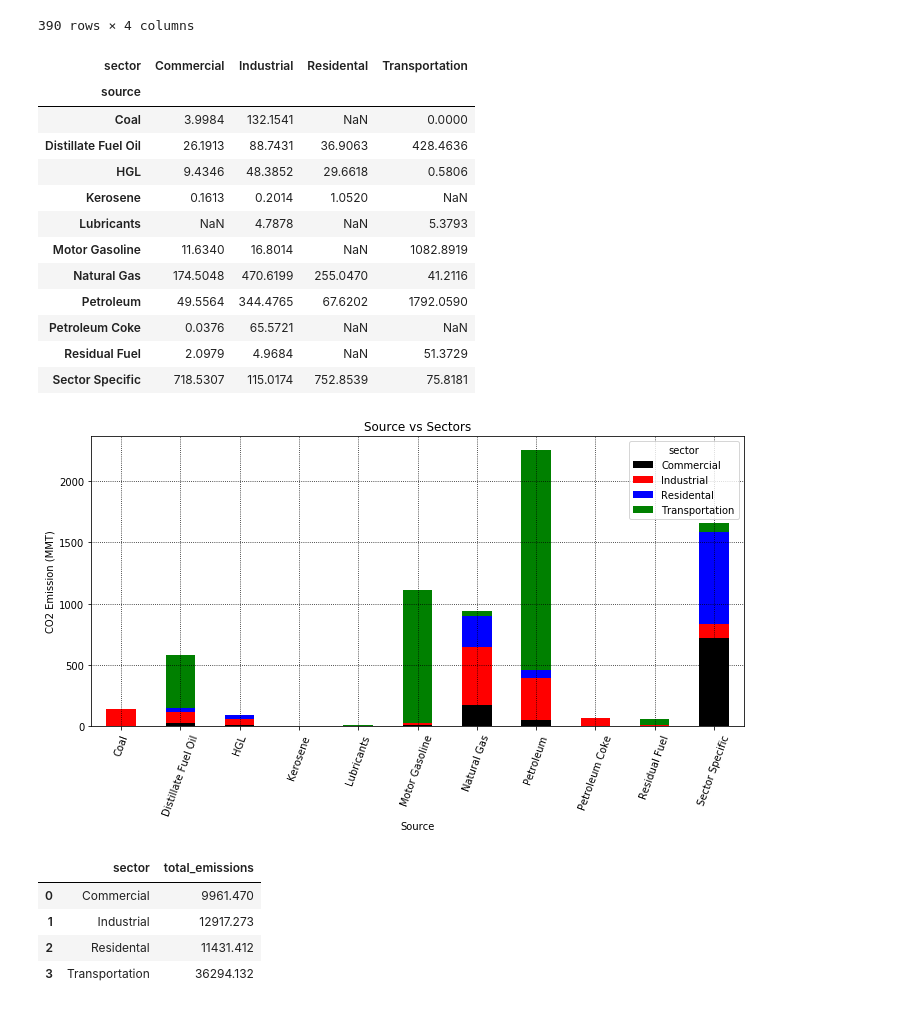
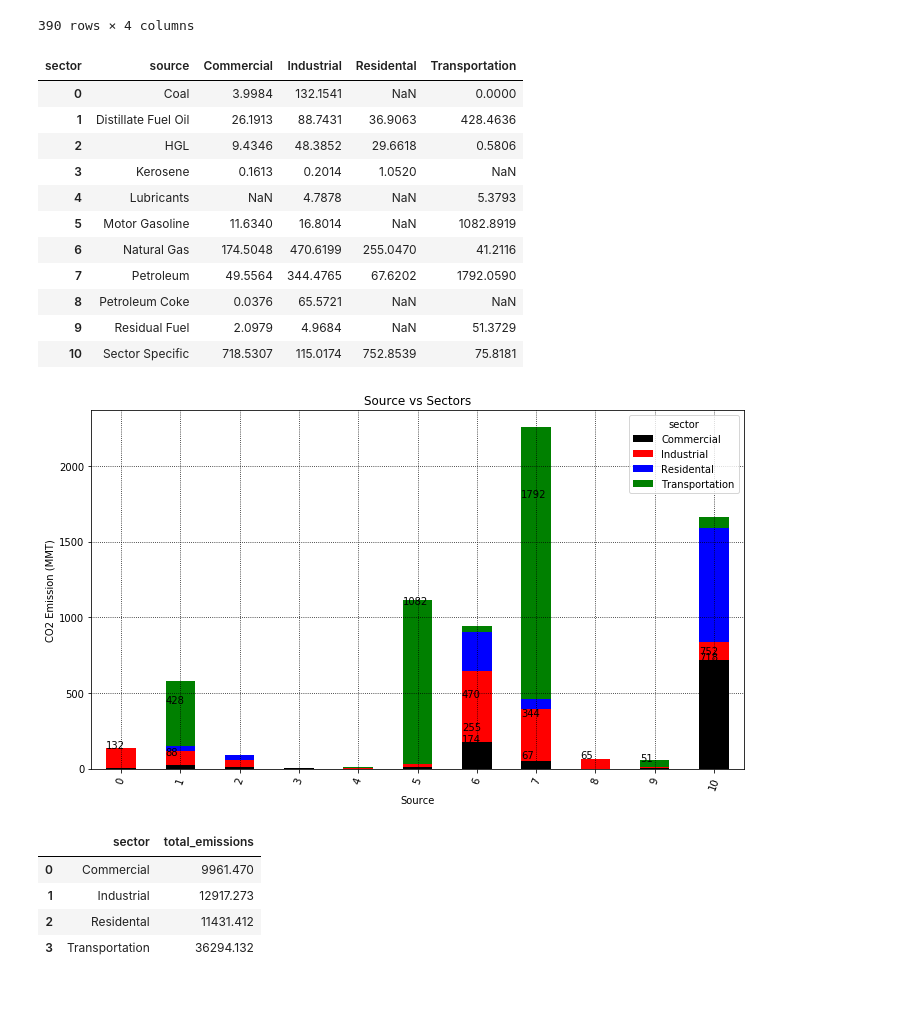
Before and after one commit to DanielMJones2005/Project-1, a Jupyter notebook: DataVisualization.ipynb, the cells around one changed output. Drawn from its saved outputs; the diff is of its cells as text; code cells hidden in the pictures.

```diff
--- a/DataVisualization.ipynb
+++ b/DataVisualization.ipynb
@@ -59,37 +67,41 @@ d = {"Jet Fuel":"Sector Specific",
 
 co2_ems_nosingle_df = co2_ems_df.replace(d)
 # %%
+
 co2_ems_pivot_df = co2_ems_nosingle_df.pivot_table(values = "value",
-                           index = ["source"],columns = "sector" )
+                           index = ["source"],columns = "sector" ).reset_index()
 co2_ems_pivot_df
 # %% [output]
-| sector | Commercial | Industrial | Residental | Transportation |
-| source |  |  |  |  |
-| Coal | 3.9984 | 132.1541 | NaN | 0.0000 |
-| Distillate Fuel Oil | 26.1913 | 88.7431 | 36.9063 | 428.4636 |
-| HGL | 9.4346 | 48.3852 | 29.6618 | 0.5806 |
-| Kerosene | 0.1613 | 0.2014 | 1.0520 | NaN |
-| Lubricants | NaN | 4.7878 | NaN | 5.3793 |
-| Motor Gasoline | 11.6340 | 16.8014 | NaN | 1082.8919 |
-| Natural Gas | 174.5048 | 470.6199 | 255.0470 | 41.2116 |
-| Petroleum | 49.5564 | 344.4765 | 67.6202 | 1792.0590 |
-| Petroleum Coke | 0.0376 | 65.5721 | NaN | NaN |
-| Residual Fuel | 2.0979 | 4.9684 | NaN | 51.3729 |
-| Sector Specific | 718.5307 | 115.0174 | 752.8539 | 75.8181 |
+| sector | source | Commercial | Industrial | Residental | Transportation |
+| 0 | Coal | 3.9984 | 132.1541 | NaN | 0.0000 |
+| 1 | Distillate Fuel Oil | 26.1913 | 88.7431 | 36.9063 | 428.4636 |
+| 2 | HGL | 9.4346 | 48.3852 | 29.6618 | 0.5806 |
+| 3 | Kerosene | 0.1613 | 0.2014 | 1.0520 | NaN |
+| 4 | Lubricants | NaN | 4.7878 | NaN | 5.3793 |
+| 5 | Motor Gasoline | 11.6340 | 16.8014 | NaN | 1082.8919 |
+| 6 | Natural Gas | 174.5048 | 470.6199 | 255.0470 | 41.2116 |
+| 7 | Petroleum | 49.5564 | 344.4765 | 67.6202 | 1792.0590 |
+| 8 | Petroleum Coke | 0.0376 | 65.5721 | NaN | NaN |
+| 9 | Residual Fuel | 2.0979 | 4.9684 | NaN | 51.3729 |
+| 10 | Sector Specific | 718.5307 | 115.0174 | 752.8539 | 75.8181 |
 # %%
 my_colors = list(islice(cycle(['black', 'red', 'blue', 'green']), None, len(co2_ems_pivot_df)))
 
 ax = co2_ems_pivot_df.plot(kind='bar', stacked=True, color=my_colors, figsize=(10, 6))
 # ax.figure(figsize=(12, 8))
 ax.set_title("Source vs Sectors")
 ax.set_xlabel("Source")
 ax.set_ylabel("CO2 Emission (MMT)")
 plt.grid(b=True, which='major', color='black', linestyle=':')
 
+for p in ax.patches:
+    if p.get_height() >= 50:
+        ax.annotate(str(int(p.get_height())), (p.get_x() * 1, p.get_height() * 1))
+
 plt.xticks(rotation=70)
 plt.tight_layout()
 plt.savefig("CO2EmissionSourcesVsSectors.png")
 # plt.show()
 # %% [output]
-[figure, old version]
+[figure, new version]
 # %%
```
Also changed, not shown: parts of 25 cells of this notebook.
